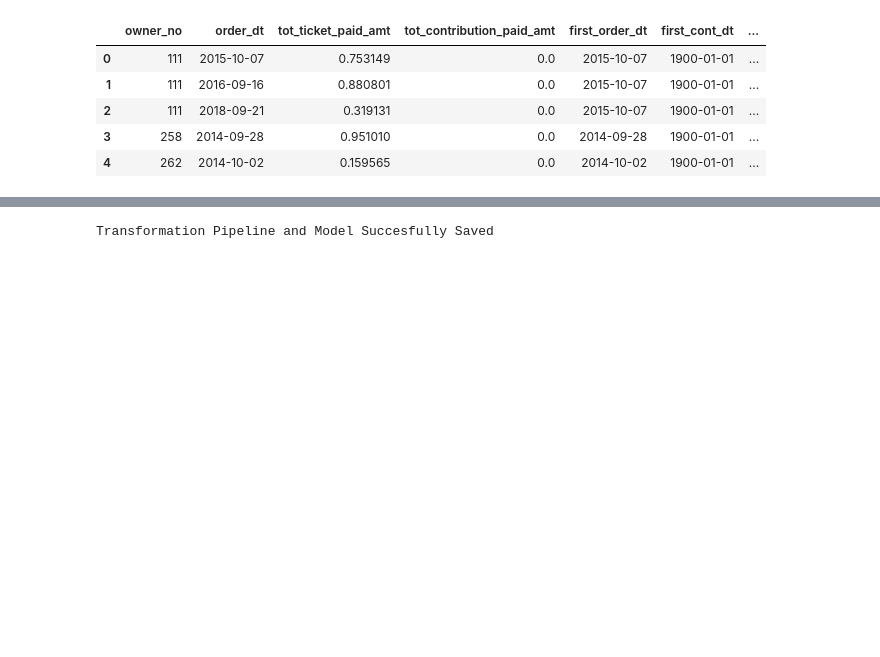
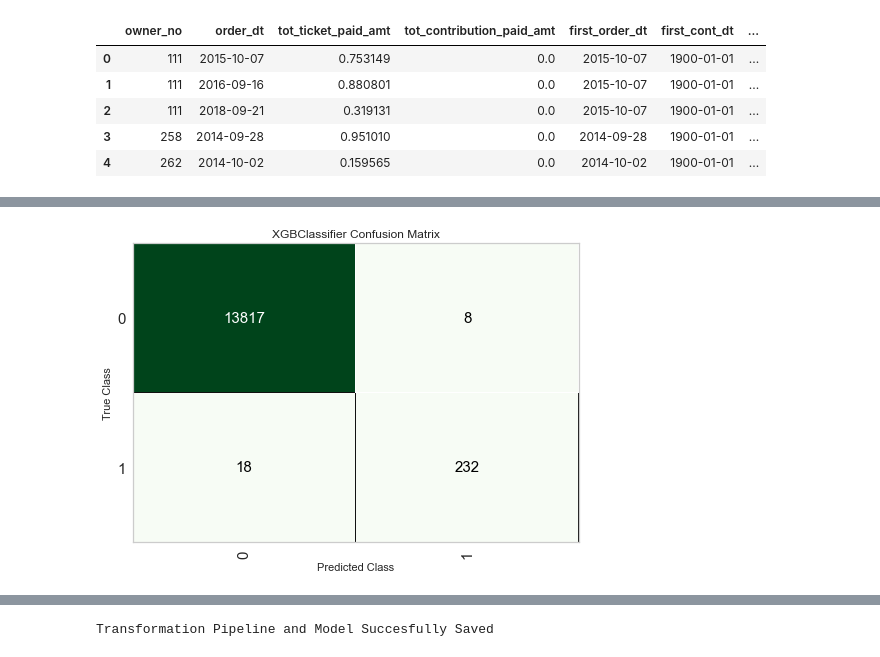
Before and after one commit to SwissMisra/ML_Contributions, a Jupyter notebook: notebooks/4.0 PyCaret Model on Target 1.ipynb, the cells around one changed output, grey strips where cells are left out. Cells and saved outputs as stored; diff of their text form; code cells hidden in the pictures; blank space fills up the shorter version.

```diff
--- a/notebooks/4.0 PyCaret Model on Target 1.ipynb
+++ b/notebooks/4.0 PyCaret Model on Target 1.ipynb
@@ -110,0 +114,4 @@ model = create_model('catboost')
+# %%
+plot_model(model, 'confusion_matrix', save=True)
+# %% [output]
+[figure, added]
```
Also changed, not shown: parts of 13 cells of this notebook, 32 other files.
